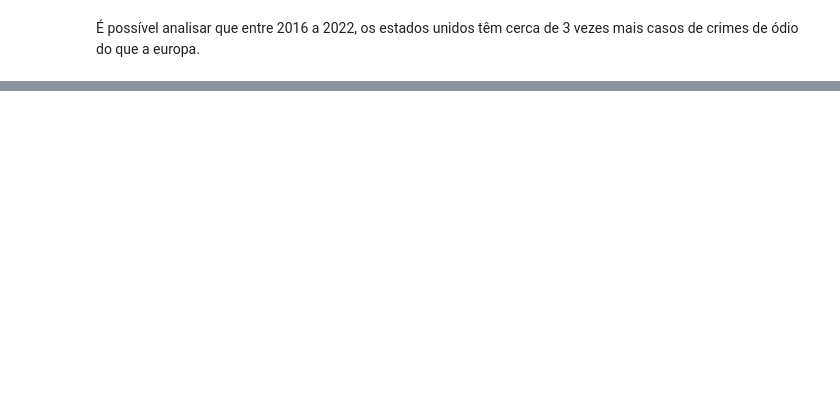
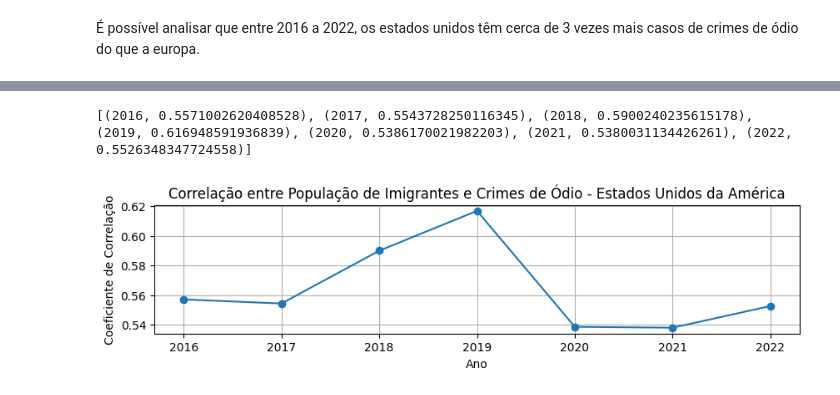
Before and after one commit to Sequeira12/SGD-Hate-Crimes-Analysis, a Jupyter notebook: Hate-crimes-analysis.ipynb, the cells around one changed output, grey strips where cells are left out. Saved outputs shown, nothing was run; the diff lists cells and outputs as text; code cells hidden in the pictures; blank space fills up the shorter version.

```diff
--- a/Hate-crimes-analysis.ipynb
+++ b/Hate-crimes-analysis.ipynb
@@ -492,0 +1660,73 @@ Name: incident_id, dtype: int64
+# %%
+query = """WITH crime_counts AS (
+    SELECT
+        state_name,
+        year,
+        COUNT(*) AS total_crimes
+    FROM
+        crimes
+    GROUP BY
+        state_name, year
+),
+immigrant_populations AS (
+    SELECT
+        state_name,
+        UNNEST(ARRAY[2016, 2017, 2018, 2019, 2020, 2021, 2022]) AS year,
+        UNNEST(ARRAY[populationimi2016, populationimi2017, populationimi2018,
+        populationimi2019, populationimi2020, populationimi2021, populationimi2022]) AS population_immigrants
+    FROM
+        datastates_country where euavseurope = 'United States of America'
+),
+combined_data AS (
+    SELECT
+        ic.state_name,
+        ic.year,
+        ic.total_crimes,
+        ip.population_immigrants
+    FROM
+        crime_counts ic
+    JOIN
+        immigrant_populations ip ON ic.state_name = ip.state_name AND ic.year = ip.year
+),
+calculations AS (
+    SELECT
+        year,
+        COUNT(*) AS n,
+        SUM(total_crimes) AS sum_y,
+        SUM(population_immigrants) AS sum_x,
+        SUM(total_crimes * population_immigrants) AS sum_xy,
+        SUM(total_crimes * total_crimes) AS sum_y2,
+        SUM(population_immigrants * population_immigrants) AS sum_x2
+    FROM
+        combined_data
+    GROUP BY
+        year
+)
+SELECT
+    year,
+    (n * sum_xy - sum_x * sum_y) /
+    SQRT((n * sum_x2 - sum_x * sum_x) * (n * sum_y2 - sum_y * sum_y)) AS correlation
+FROM
+    calculations
+ORDER BY
+    year;
+"""
+
+cur = conn.cursor()
+cur.execute(query)
+
+rows = cur.fetchall()
+print(rows)
+df = pd.DataFrame(rows, columns=['year', 'correlation'])
+
+# Plotar os resultados usando Matplotlib
+plt.figure(figsize=(10, 2))
+plt.plot(df['year'], df['correlation'], marker='o')
+plt.title('Correlação entre População de Imigrantes e Crimes de Ódio - Estados Unidos da América' )
+plt.xlabel('Ano')
+plt.ylabel('Coeficiente de Correlação')
+plt.grid(True)
+plt.show()
+# %% [output]
+[(2016, 0.5571002620408528), (2017, 0.5543728250116345), (2018, 0.5900240235615178), (2019, 0.616948591936839), (2020, 0.5386170021982203), (2021, 0.5380031134426261), (2022, 0.5526348347724558)]
+[figure, added]
```
Also changed, not shown: parts of 75 cells of this notebook, 24 other files.
